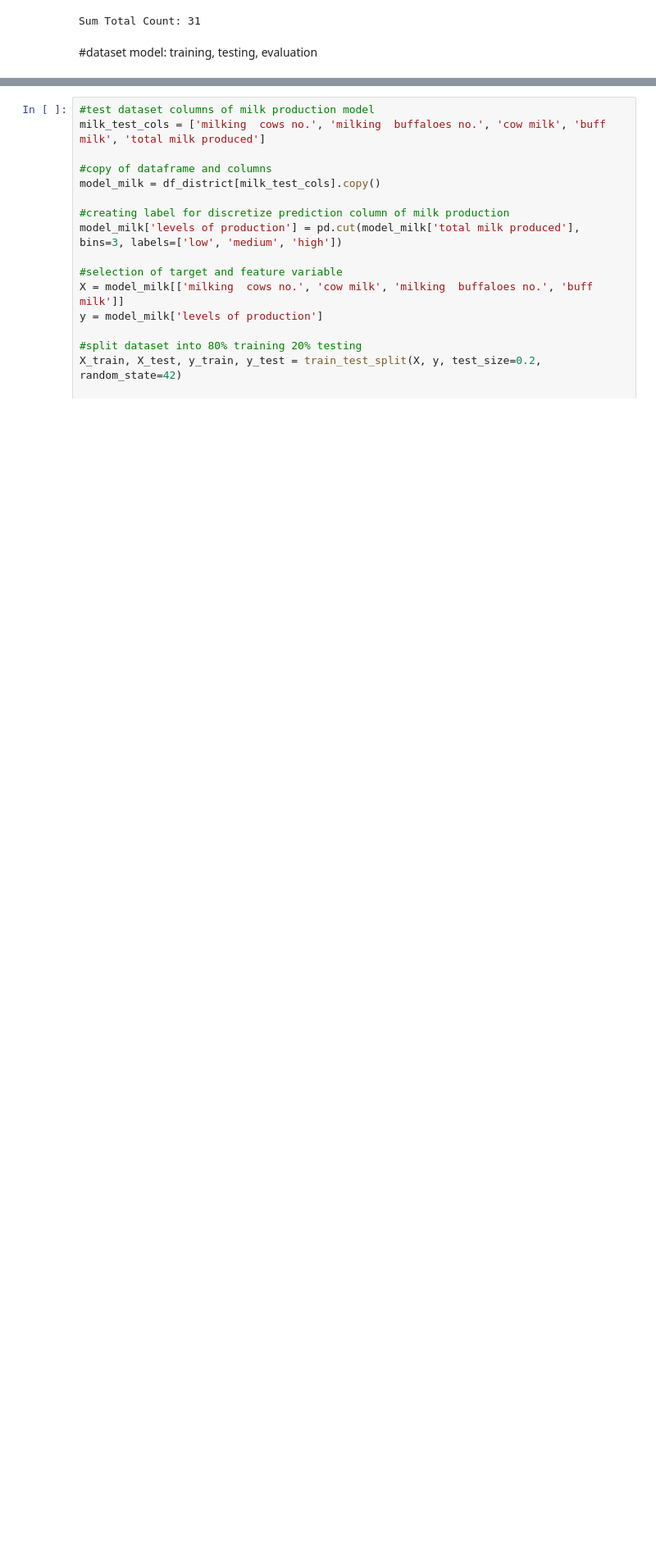
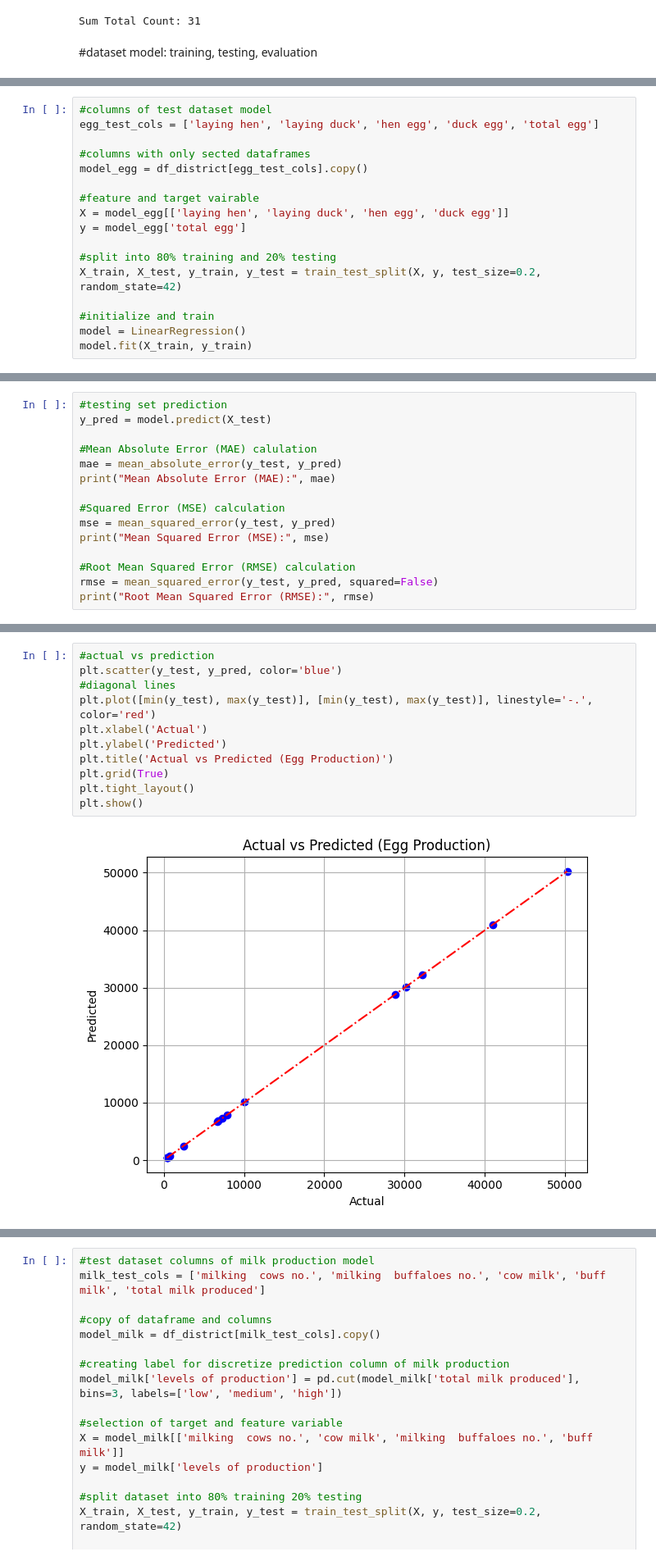
Before and after one commit to TSZJHLR/Machine_Learning-and-Parallel_Computing_with_Python-in-Colaboratory, a Jupyter notebook: Data_Analysis_with_Python.ipynb, the cells around one changed output, grey strips where cells are left out. Shown at 82% size. Drawn from its saved outputs; the diff is of its cells as text; blank space fills up the shorter version.

```diff
--- a/Data_Analysis_with_Python.ipynb
+++ b/Data_Analysis_with_Python.ipynb
@@ -1189,0 +1185,17 @@ Sum Total Count: 31
+# %%
+#columns of test dataset model
+egg_test_cols = ['laying hen', 'laying duck', 'hen egg', 'duck egg', 'total egg']
+
+#columns with only sected dataframes
+model_egg = df_district[egg_test_cols].copy()
+
+#feature and target vairable
+X = model_egg[['laying hen', 'laying duck', 'hen egg', 'duck egg']]
+y = model_egg['total egg']
+
+#split into 80% training and 20% testing
+X_train, X_test, y_train, y_test = train_test_split(X, y, test_size=0.2, random_state=42)
+
+#initialize and train
+model = LinearRegression()
+model.fit(X_train, y_train)
@@ -1189,0 +1204,15 @@ Sum Total Count: 31
+# %%
+#testing set prediction
+y_pred = model.predict(X_test)
+
+#Mean Absolute Error (MAE) calulation
+mae = mean_absolute_error(y_test, y_pred)
+print("Mean Absolute Error (MAE):", mae)
+
+#Squared Error (MSE) calculation
+mse = mean_squared_error(y_test, y_pred)
+print("Mean Squared Error (MSE):", mse)
+
+#Root Mean Squared Error (RMSE) calculation
+rmse = mean_squared_error(y_test, y_pred, squared=False)
+print("Root Mean Squared Error (RMSE):", rmse)
@@ -1189,0 +1223,13 @@ Sum Total Count: 31
+# %%
+#actual vs prediction
+plt.scatter(y_test, y_pred, color='blue')
+#diagonal lines
+plt.plot([min(y_test), max(y_test)], [min(y_test), max(y_test)], linestyle='-.', color='red')
+plt.xlabel('Actual')
+plt.ylabel('Predicted')
+plt.title('Actual vs Predicted (Egg Production)')
+plt.grid(True)
+plt.tight_layout()
+plt.show()
+# %% [output]
+[figure, added]
```
Also changed, not shown: parts of 31 cells of this notebook.
